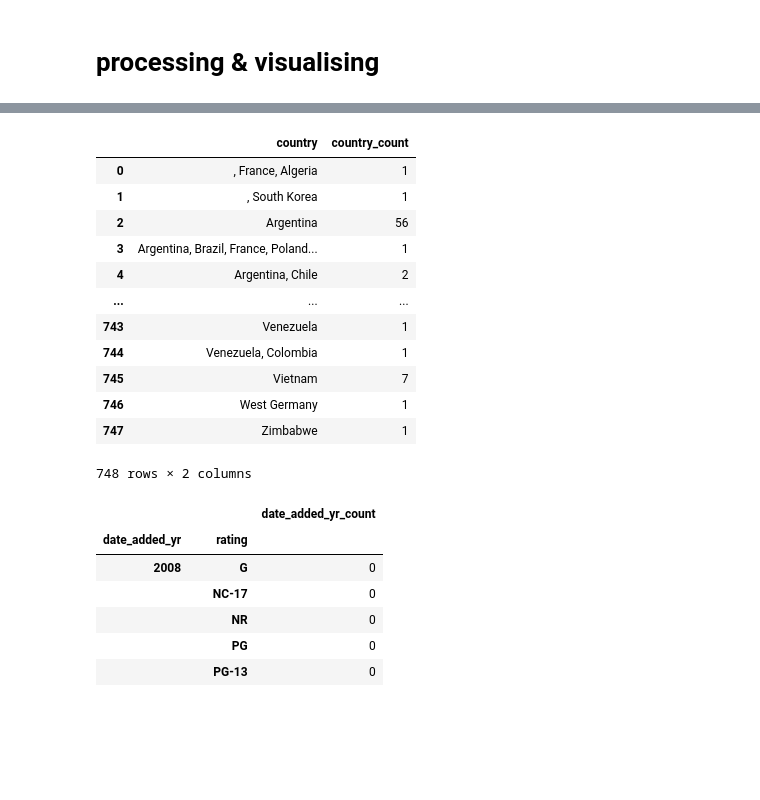
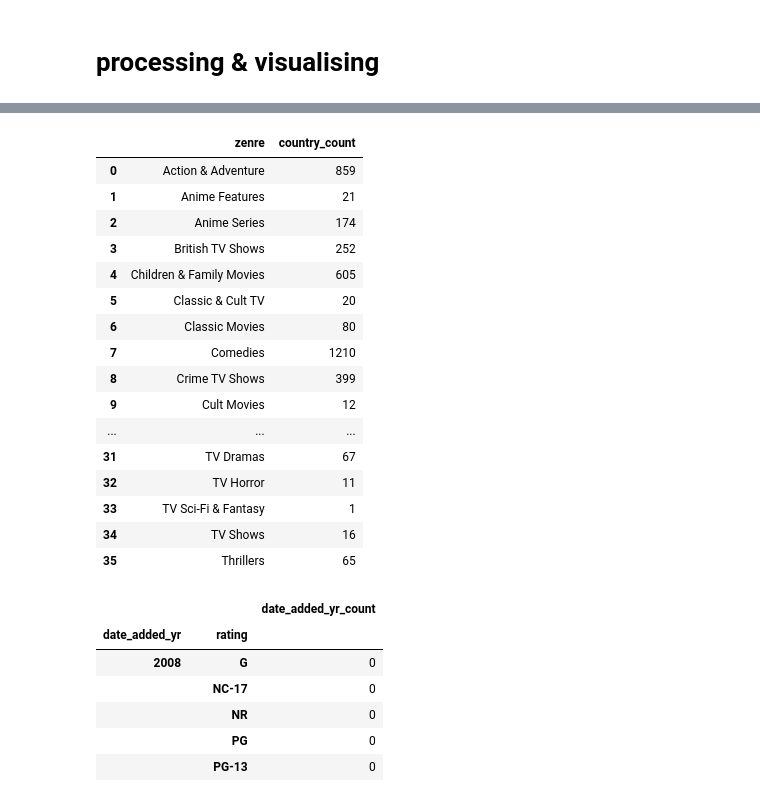
Before and after one commit to sarcomaXD/wellknown, a Jupyter notebook: netfilx/netflix_beck.ipynb, the cells around one changed output, grey strips where cells are left out. Drawn from its saved outputs; the diff is of its cells as text; code cells hidden in the pictures; blank space fills up the shorter version.

```diff
--- a/netfilx/netflix_beck.ipynb
+++ b/netfilx/netflix_beck.ipynb
@@ -135,0 +138,2 @@ See the caveats in the documentation: https://pandas.pydata.org/pandas-docs/stab
+# %%
+netf_edit1.loc[193,'country'] = 'South Korea'
@@ -135,0 +144,2 @@ See the caveats in the documentation: https://pandas.pydata.org/pandas-docs/stab
+# %%
+netf_edit1['country'] = netf_edit1['country'].fillna('unknown')
@@ -139,3 +157,5 @@ df = netf_edit1.reset_index()
 df.drop(labels='index',axis=1,inplace=True)
 # %%
 df['date_added_yr'] = df['date_added'].dt.year
+# %%
+df['zenre'] = df['listed_in'].apply(lambda x: x.split(', ')[0])
@@ -141,0 +197,2 @@ df['date_added_yr'] = df['date_added'].dt.year
+# %%
+df['country_edit'] = df['country'].apply(lambda x: x.split(', ')[0])
@@ -168,16 +279,20 @@ fig.show()
 # %%
-df.groupby('country',as_index=False).agg(country_count = ('show_id','count'))
+df.groupby('zenre',as_index=False).agg(country_count = ('show_id','count'))
 # %% [output]
-|  | country | country_count |
-| 0 | , France, Algeria | 1 |
-| 1 | , South Korea | 1 |
-| 2 | Argentina | 56 |
-| 3 | Argentina, Brazil, France, Poland... | 1 |
-| 4 | Argentina, Chile | 2 |
+|  | zenre | country_count |
+| 0 | Action & Adventure | 859 |
+| 1 | Anime Features | 21 |
+| 2 | Anime Series | 174 |
+| 3 | British TV Shows | 252 |
+| 4 | Children & Family Movies | 605 |
+| 5 | Classic & Cult TV | 20 |
+| 6 | Classic Movies | 80 |
+| 7 | Comedies | 1210 |
+| 8 | Crime TV Shows | 399 |
+| 9 | Cult Movies | 12 |
 | ... | ... | ... |
-| 743 | Venezuela | 1 |
-| 744 | Venezuela, Colombia | 1 |
-| 745 | Vietnam | 7 |
-| 746 | West Germany | 1 |
-| 747 | Zimbabwe | 1 |
+| 31 | TV Dramas | 67 |
+| 32 | TV Horror | 11 |
+| 33 | TV Sci-Fi & Fantasy | 1 |
+| 34 | TV Shows | 16 |
+| 35 | Thrillers | 65 |
-748 rows × 2 columns
```
Also changed, not shown: parts of 16 cells of this notebook.
